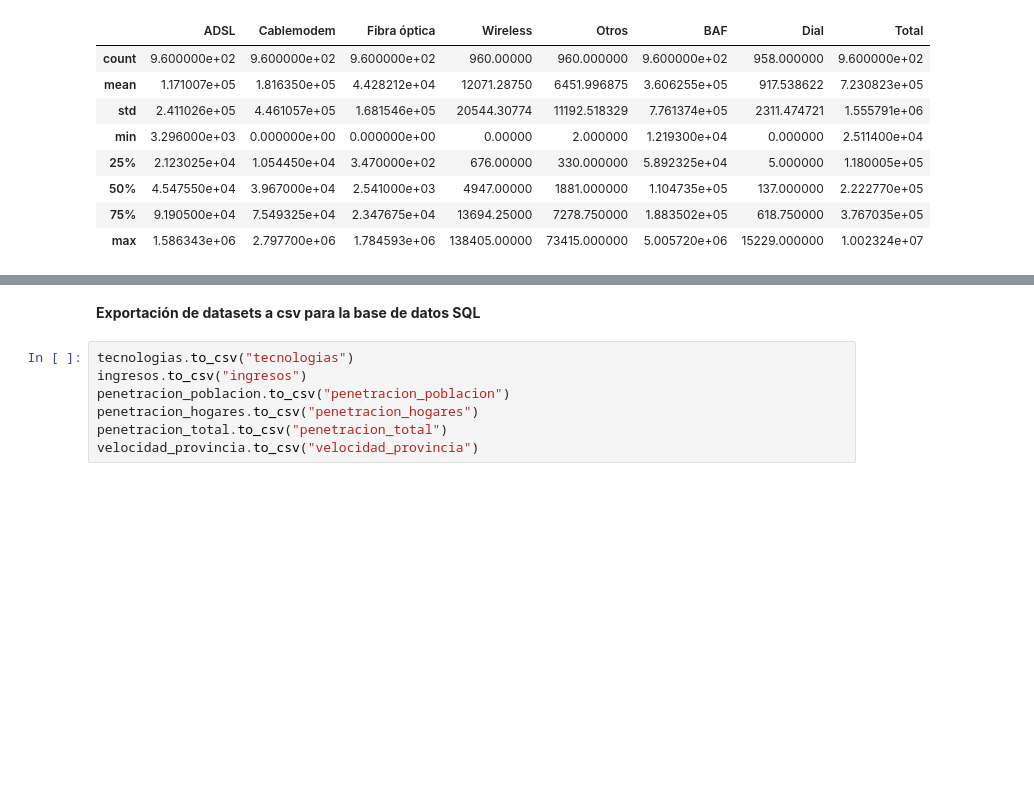
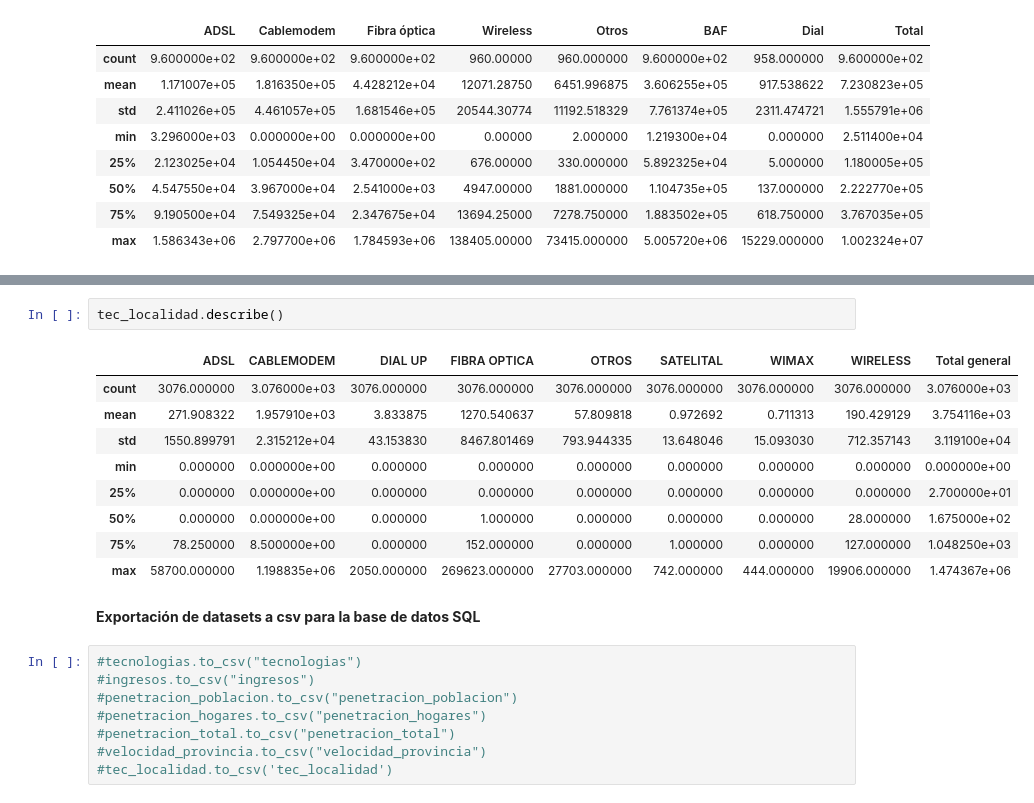
Before and after one commit to FSanchezB/Analisis-de-data-internet-en-Argentina, a Jupyter notebook: Notebooks/EDA.ipynb, the cells around one changed output, grey strips where cells are left out. Saved outputs shown, nothing was run; the diff lists cells and outputs as text; blank space fills up the shorter version.

```diff
--- a/Notebooks/EDA.ipynb
+++ b/Notebooks/EDA.ipynb
@@ -614,9 +717,22 @@ tecnologias.describe()
+# %%
+tec_localidad.describe()
+# %% [output]
+|  | ADSL | CABLEMODEM | DIAL UP | FIBRA OPTICA | OTROS | SATELITAL | WIMAX | WIRELESS | Total general |
+| count | 3076.000000 | 3.076000e+03 | 3076.000000 | 3076.000000 | 3076.000000 | 3076.000000 | 3076.000000 | 3076.000000 | 3.076000e+03 |
+| mean | 271.908322 | 1.957910e+03 | 3.833875 | 1270.540637 | 57.809818 | 0.972692 | 0.711313 | 190.429129 | 3.754116e+03 |
+| std | 1550.899791 | 2.315212e+04 | 43.153830 | 8467.801469 | 793.944335 | 13.648046 | 15.093030 | 712.357143 | 3.119100e+04 |
+| min | 0.000000 | 0.000000e+00 | 0.000000 | 0.000000 | 0.000000 | 0.000000 | 0.000000 | 0.000000 | 0.000000e+00 |
+| 25% | 0.000000 | 0.000000e+00 | 0.000000 | 0.000000 | 0.000000 | 0.000000 | 0.000000 | 0.000000 | 2.700000e+01 |
+| 50% | 0.000000 | 0.000000e+00 | 0.000000 | 1.000000 | 0.000000 | 0.000000 | 0.000000 | 28.000000 | 1.675000e+02 |
+| 75% | 78.250000 | 8.500000e+00 | 0.000000 | 152.000000 | 0.000000 | 1.000000 | 0.000000 | 127.000000 | 1.048250e+03 |
+| max | 58700.000000 | 1.198835e+06 | 2050.000000 | 269623.000000 | 27703.000000 | 742.000000 | 444.000000 | 19906.000000 | 1.474367e+06 |
 # %% [markdown]
 **Exportación de datasets a csv para la base de datos SQL**
 # %%
-tecnologias.to_csv("tecnologias")
-ingresos.to_csv("ingresos")
-penetracion_poblacion.to_csv("penetracion_poblacion")
-penetracion_hogares.to_csv("penetracion_hogares")
-penetracion_total.to_csv("penetracion_total")
-velocidad_provincia.to_csv("velocidad_provincia")
+#tecnologias.to_csv("tecnologias")
+#ingresos.to_csv("ingresos")
+#penetracion_poblacion.to_csv("penetracion_poblacion")
+#penetracion_hogares.to_csv("penetracion_hogares")
+#penetracion_total.to_csv("penetracion_total")
+#velocidad_provincia.to_csv("velocidad_provincia")
+#tec_localidad.to_csv('tec_localidad')
```
Also changed, not shown: parts of 10 cells of this notebook, 3 other files.
